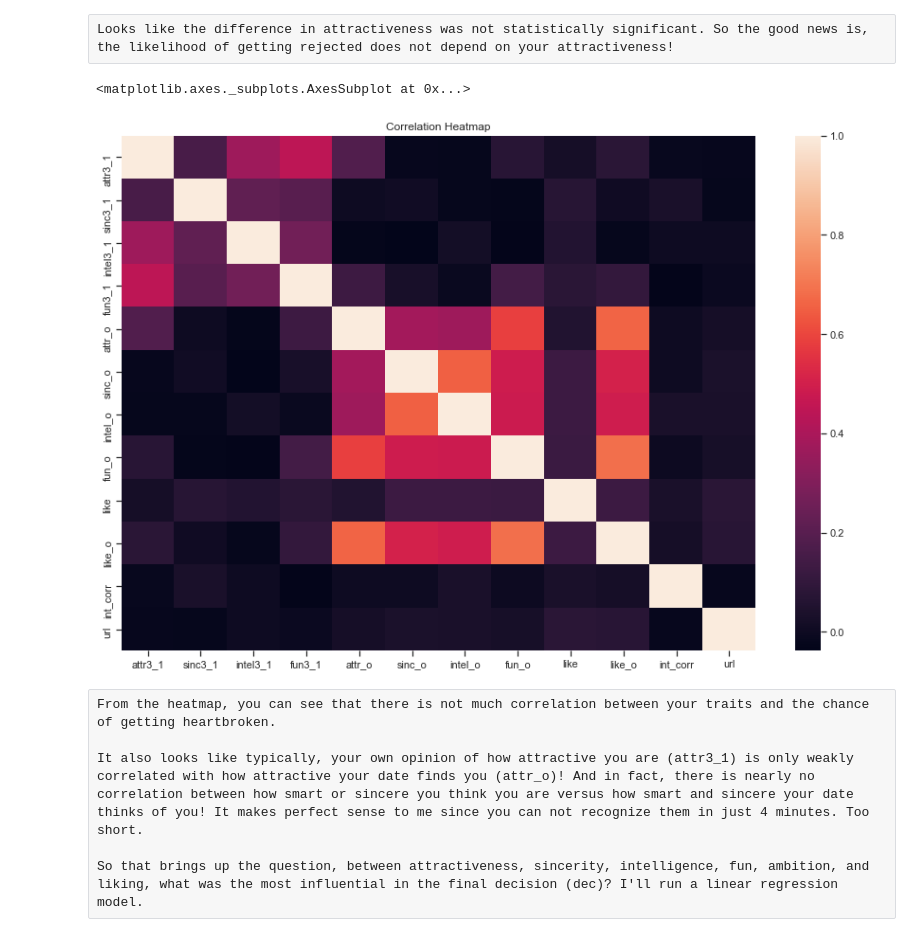
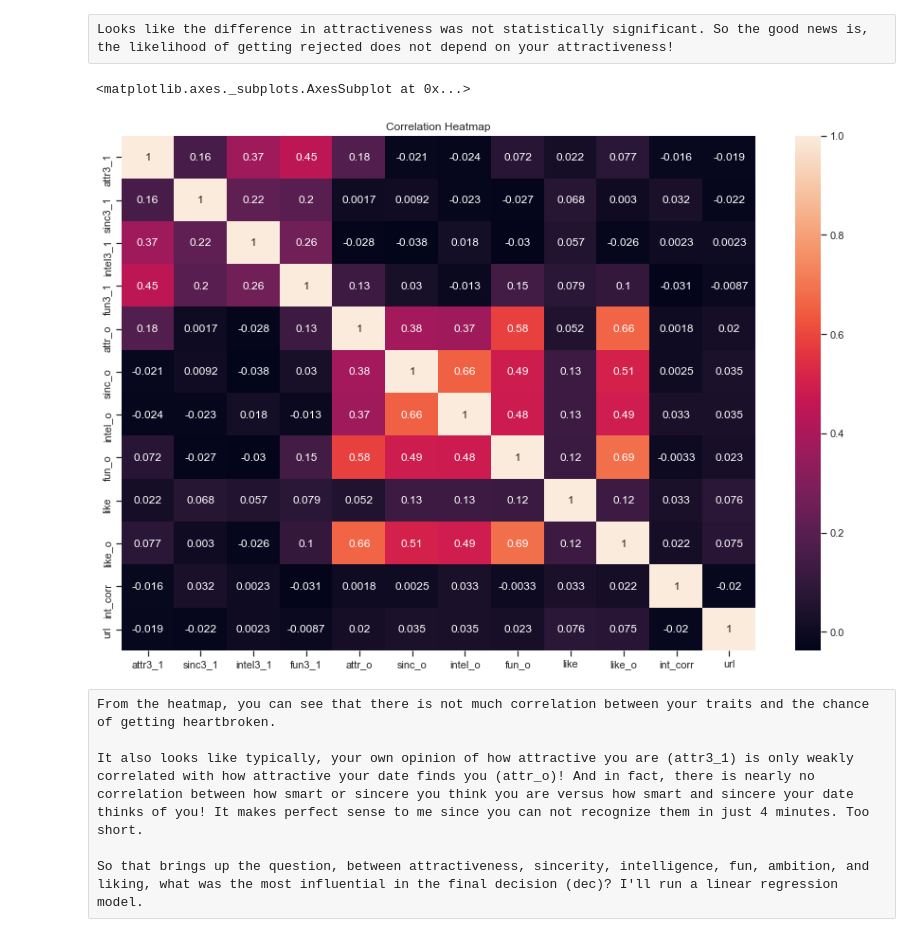
Before and after one commit to tqd0109/MachineLearningBeginner, a Jupyter notebook: Final Project/Final Project (Speed Dating).ipynb, the cells around one changed output. Drawn from its saved outputs; the diff is of its cells as text; code cells hidden in the pictures.

```diff
--- a/Final Project/Final Project (Speed Dating).ipynb
+++ b/Final Project/Final Project (Speed Dating).ipynb
@@ -245,17 +245,17 @@ Looks like the difference in attractiveness was not statistically significant. S
 # %%
 date5 = pd.concat([date4['attr3_1'],date4['sinc3_1'],date4['intel3_1'],date4['fun3_1'],date4['attr_o'],
                    date4['sinc_o'],date4['intel_o'],date4['fun_o'],date4['like'],date4['like_o'],
                    date4['int_corr'],date4['url']],axis=1)
 plt.subplots(figsize=(15,10))
 ax = plt.axes()
 ax.set_title("Correlation Heatmap")
 corr = date5.corr()
 sns.heatmap(corr,
             xticklabels=corr.columns.values,
-            yticklabels=corr.columns.values)
+            yticklabels=corr.columns.values, annot=True)
 # %% [output]
 <matplotlib.axes._subplots.AxesSubplot at 0x...>
-[figure, old version]
+[figure, new version]
 # %% [raw]
 From the heatmap, you can see that there is not much correlation between your traits and the chance of getting heartbroken.
 
```
Also changed, not shown: parts of 1 cell of this notebook.
